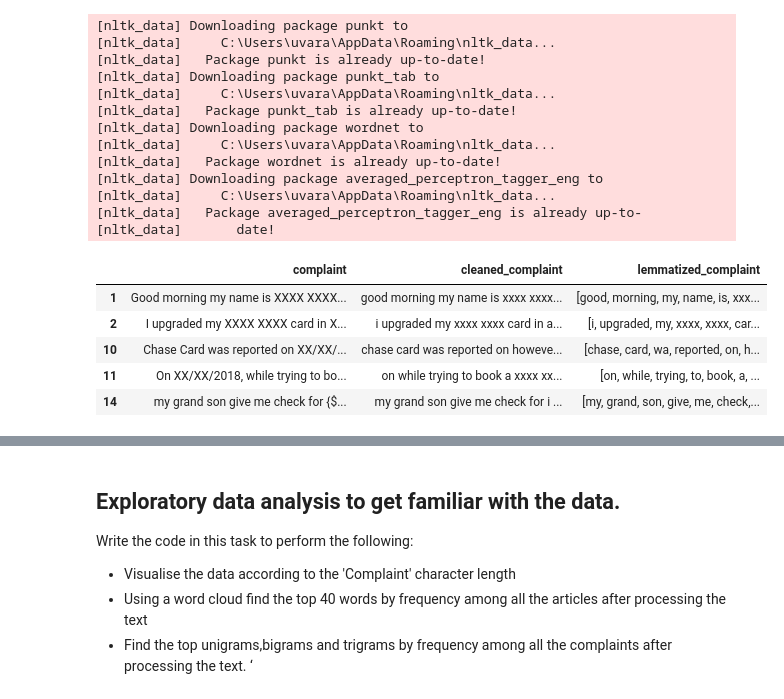
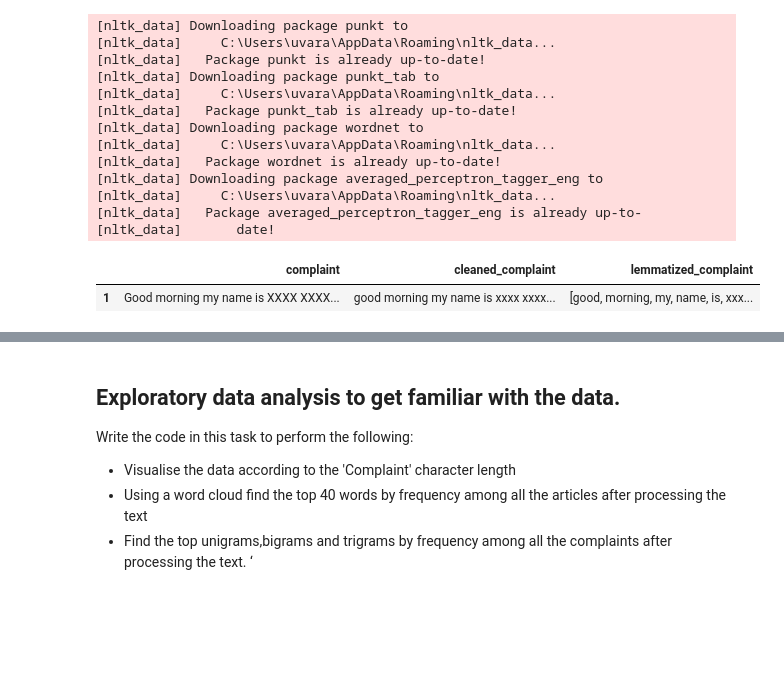
Before and after one commit to uvarajthulasiram/NLP-AutomaticTicketClassification, a Jupyter notebook: Automatic_Ticket_Classification_Assignment.ipynb, the cells around one changed output, grey strips where cells are left out. Drawn from its saved outputs; the diff is of its cells as text; code cells hidden in the pictures; blank space fills up the shorter version.

```diff
--- a/Automatic_Ticket_Classification_Assignment.ipynb
+++ b/Automatic_Ticket_Classification_Assignment.ipynb
@@ -242,14 +240,10 @@ df_clean = df[['complaint']].copy()
 df_clean['cleaned_complaint'] = df_clean['complaint'].apply(clean_text)
 df_clean['lemmatized_complaint'] = df_clean['cleaned_complaint'].apply(lemmatize_text)
 # %%
-df_clean.head()
+df_clean.head(1)
 # %% [output]
 |  | complaint | cleaned_complaint | lemmatized_complaint |
 | 1 | Good morning my name is XXXX XXXX... | good morning my name is xxxx xxxx... | [good, morning, my, name, is, xxx... |
-| 2 | I upgraded my XXXX XXXX card in X... | i upgraded my xxxx xxxx card in a... | [i, upgraded, my, xxxx, xxxx, car... |
-| 10 | Chase Card was reported on XX/XX/... | chase card was reported on howeve... | [chase, card, wa, reported, on, h... |
-| 11 | On XX/XX/2018, while trying to bo... | on while trying to book a xxxx xx... | [on, while, trying, to, book, a, ... |
-| 14 | my grand son give me check for {$... | my grand son give me check for i ... | [my, grand, son, give, me, check,... |
 # %%
 #Write your function to extract the POS tags
 def keep_nouns(text): # Changed the function name as it's the same as pos_tag from nltk library
```
Also changed, not shown: parts of 12 cells of this notebook.
